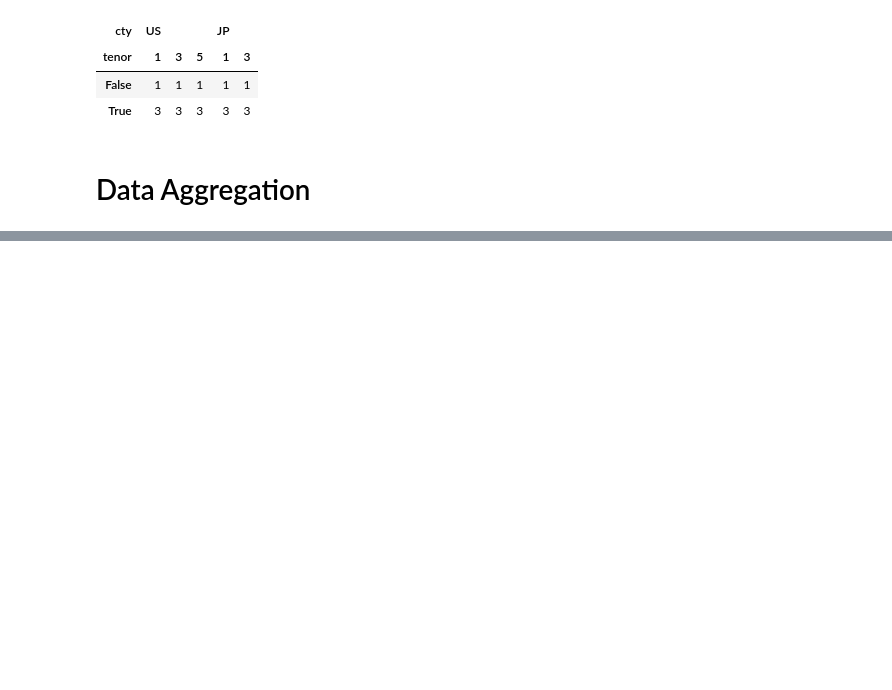
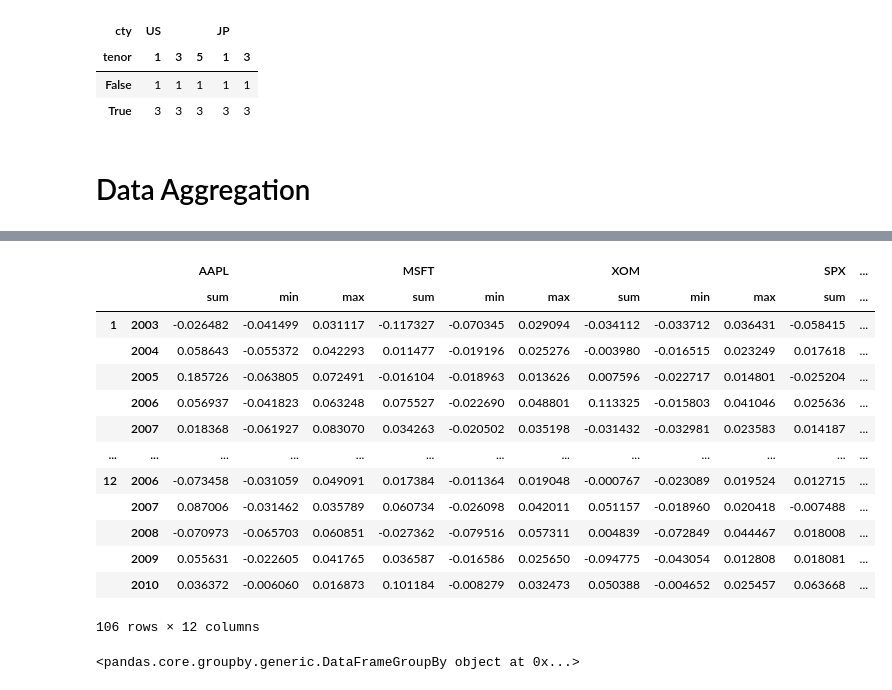
Before and after one commit to volynvlad/jup-notebook, a Jupyter notebook: BookExamples/Data Aggregation and Group Operations.ipynb, the cells around one changed output, grey strips where cells are left out. Drawn from its saved outputs; the diff is of its cells as text; code cells hidden in the pictures; blank space fills up the shorter version.

Commit message:
finished Data Aggregation and Group Operatoins

```diff
--- a/BookExamples/Data Aggregation and Group Operations.ipynb
+++ b/BookExamples/Data Aggregation and Group Operations.ipynb
@@ -392,0 +1104,2 @@ hier_df.groupby(by=[lambda x: abs(x) > 0]).count()
+# %%
+rets = close_px.pct_change().dropna()
@@ -392,0 +1161,27 @@ hier_df.groupby(by=[lambda x: abs(x) > 0]).count()
+# %%
+get_month = lambda x: x.month
+# %%
+get_year = lambda x: x.year
+# %%
+by_year_month = rets.groupby([get_month, get_year])
+# %%
+by_year_month.agg(['sum', 'min', 'max'])
+# %% [output]
+|  |  | AAPL |  |  | MSFT |  |  | XOM |  |  | SPX | ... |
+|  |  | sum | min | max | sum | min | max | sum | min | max | sum | ... |
+| 1 | 2003 | -0.026482 | -0.041499 | 0.031117 | -0.117327 | -0.070345 | 0.029094 | -0.034112 | -0.033712 | 0.036431 | -0.058415 | ... |
+|  | 2004 | 0.058643 | -0.055372 | 0.042293 | 0.011477 | -0.019196 | 0.025276 | -0.003980 | -0.016515 | 0.023249 | 0.017618 | ... |
+|  | 2005 | 0.185726 | -0.063805 | 0.072491 | -0.016104 | -0.018963 | 0.013626 | 0.007596 | -0.022717 | 0.014801 | -0.025204 | ... |
+|  | 2006 | 0.056937 | -0.041823 | 0.063248 | 0.075527 | -0.022690 | 0.048801 | 0.113325 | -0.015803 | 0.041046 | 0.025636 | ... |
+|  | 2007 | 0.018368 | -0.061927 | 0.083070 | 0.034263 | -0.020502 | 0.035198 | -0.031432 | -0.032981 | 0.023583 | 0.014187 | ... |
+| ... | ... | ... | ... | ... | ... | ... | ... | ... | ... | ... | ... | ... |
+| 12 | 2006 | -0.073458 | -0.031059 | 0.049091 | 0.017384 | -0.011364 | 0.019048 | -0.000767 | -0.023089 | 0.019524 | 0.012715 | ... |
+|  | 2007 | 0.087006 | -0.031462 | 0.035789 | 0.060734 | -0.026098 | 0.042011 | 0.051157 | -0.018960 | 0.020418 | -0.007488 | ... |
+|  | 2008 | -0.070973 | -0.065703 | 0.060851 | -0.027362 | -0.079516 | 0.057311 | 0.004839 | -0.072849 | 0.044467 | 0.018008 | ... |
+|  | 2009 | 0.055631 | -0.022605 | 0.041765 | 0.036587 | -0.016586 | 0.025650 | -0.094775 | -0.043054 | 0.012808 | 0.018081 | ... |
+|  | 2010 | 0.036372 | -0.006060 | 0.016873 | 0.101184 | -0.008279 | 0.032473 | 0.050388 | -0.004652 | 0.025457 | 0.063668 | ... |
+106 rows × 12 columns
+# %%
+by_year_month
+# %% [output]
+<pandas.core.groupby.generic.DataFrameGroupBy object at 0x...>
```
Also changed, not shown: parts of 164 cells of this notebook, 1 other file.
